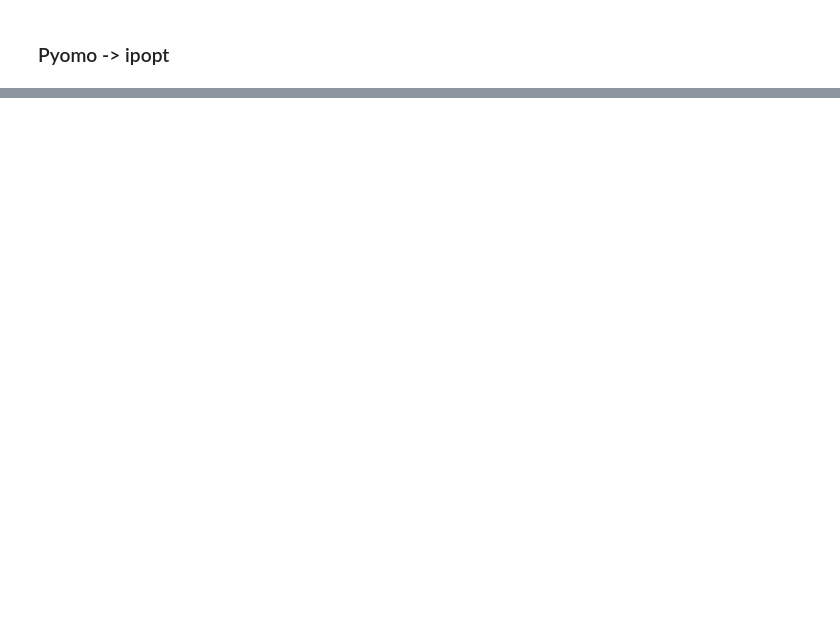
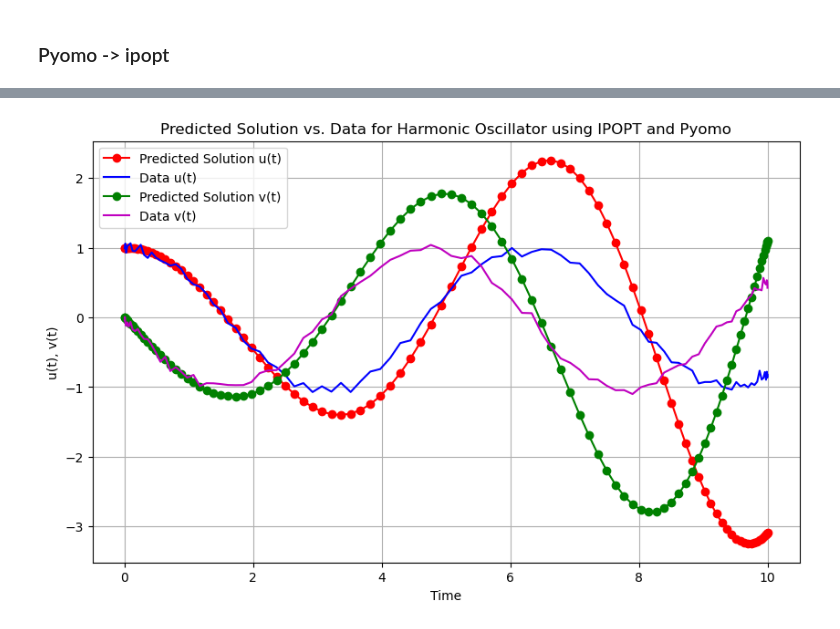
Before and after one commit to mariashapo/NODE, a Jupyter notebook: neural_nets/nn_constrains.ipynb, the cells around one changed output, grey strips where cells are left out. Drawn from its saved outputs; the diff is of its cells as text; code cells hidden in the pictures; blank space fills up the shorter version.

```diff
--- a/neural_nets/nn_constrains.ipynb
+++ b/neural_nets/nn_constrains.ipynb
@@ -139,0 +291,77 @@ Number of nonzeros in inequality constraint Jacobian.:        0
+# %%
+#---------------------------DATA GENERATION--------------------------#
+omega = 1.0  # Frequency of the harmonic oscillator
+T = 10.0
+N = 100
+t_grid = chebyshev_nodes_second_kind(N, 0, T)
+
+# True solution (for synthetic data generation purposes)
+true_u = np.cos(omega * t_grid)
+true_v = -omega * np.sin(omega * t_grid)
+
+# Add some noise to simulate real-world data
+data_u = true_u + 0.05 * np.random.randn(N)
+data_v = true_v + 0.05 * np.random.randn(N)
+
+#---------------------------COLLOCATION MATRIX--------------------------#
+phi = np.eye(N)
+weights = compute_weights(t_grid)
+D = lagrange_derivative(t_grid, weights)
+
+D = np.array(D)
+
+#---------------------------MODEL CREATION--------------------------#
+model = ConcreteModel()
+
+model.t_idx = RangeSet(0, N-1)
+
+#---------------------------VARIABLE DEFINITION--------------------------#
+model.u = Var(model.t_idx)
+model.v = Var(model.t_idx)
+
+#---------------------------INITIAL CONDITIONS---------------------------#
+model.initial_conditions = ConstraintList()
+model.initial_conditions.add(model.u[0] == 1.0)
+model.initial_conditions.add(model.v[0] == 0.0)
+
+#---------------------------ODE CONSTRAINTS USING COLLOCATION MATRIX--------------------------#
+model.ode_u = ConstraintList()
+model.ode_v = ConstraintList()
+
+for i in range(1, N):
+    du_dt = sum(D[i, j] * model.u[j] for j in range(N))
+    dv_dt = sum(D[i, j] * model.v[j] for j in range(N))
+    model.ode_u.add(du_dt == model.v[i-1])
+    model.ode_v.add(dv_dt == -omega**2 * model.u[i-1])
+
+#---------------------------OBJECTIVE FUNCTION DEFINITION--------------------------#
+def _objective(m):
+    return sum((m.u[i] - data_u[i])**2 + (m.v[i] - data_v[i])**2 for i in m.t_idx)
+
+model.obj = Objective(rule=_objective, sense=pyo.minimize)
+
+#---------------------------SOLVING THE MODEL--------------------------#
+solver = SolverFactory('ipopt')
+solver.solve(model, tee=True)
+
+#---------------------------EXTRACTING RESULTS--------------------------#
+u_solution = np.array([value(model.u[i]) for i in model.t_idx])
+v_solution = np.array([value(model.v[i]) for i in model.t_idx])
+
+# Print the results
+print("u(t):", u_solution)
+print("v(t):", v_solution)
+
+#---------------------------PLOTTING RESULTS--------------------------#
+plt.figure(figsize=(10, 6))
+plt.plot(t_grid, u_solution, 'ro-', label='Predicted Solution u(t)')
+plt.plot(t_grid, data_u, 'b-', label='Data u(t)')
+plt.plot(t_grid, v_solution, 'go-', label='Predicted Solution v(t)')
+plt.plot(t_grid, data_v, 'm-', label='Data v(t)')
+plt.xlabel('Time')
+plt.ylabel('u(t), v(t)')
+plt.legend()
+plt.title('Predicted Solution vs. Data for Harmonic Oscillator using IPOPT and Pyomo')
+plt.grid(True)
+plt.show()
+# %% [output]
@@ -139,0 +385 @@ Number of nonzeros in inequality constraint Jacobian.:        0
+[figure, added]
```
Also changed, not shown: parts of 20 cells of this notebook, 1 other file.
